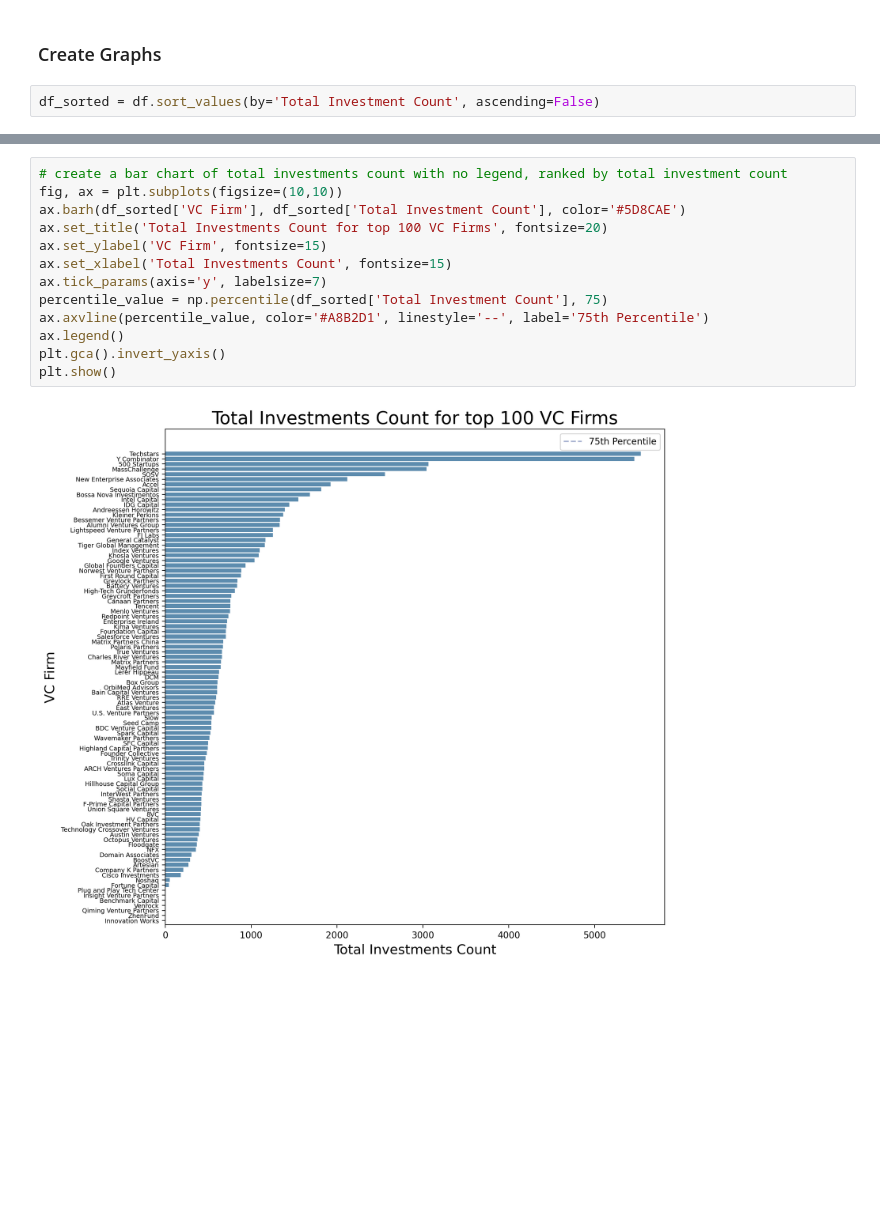
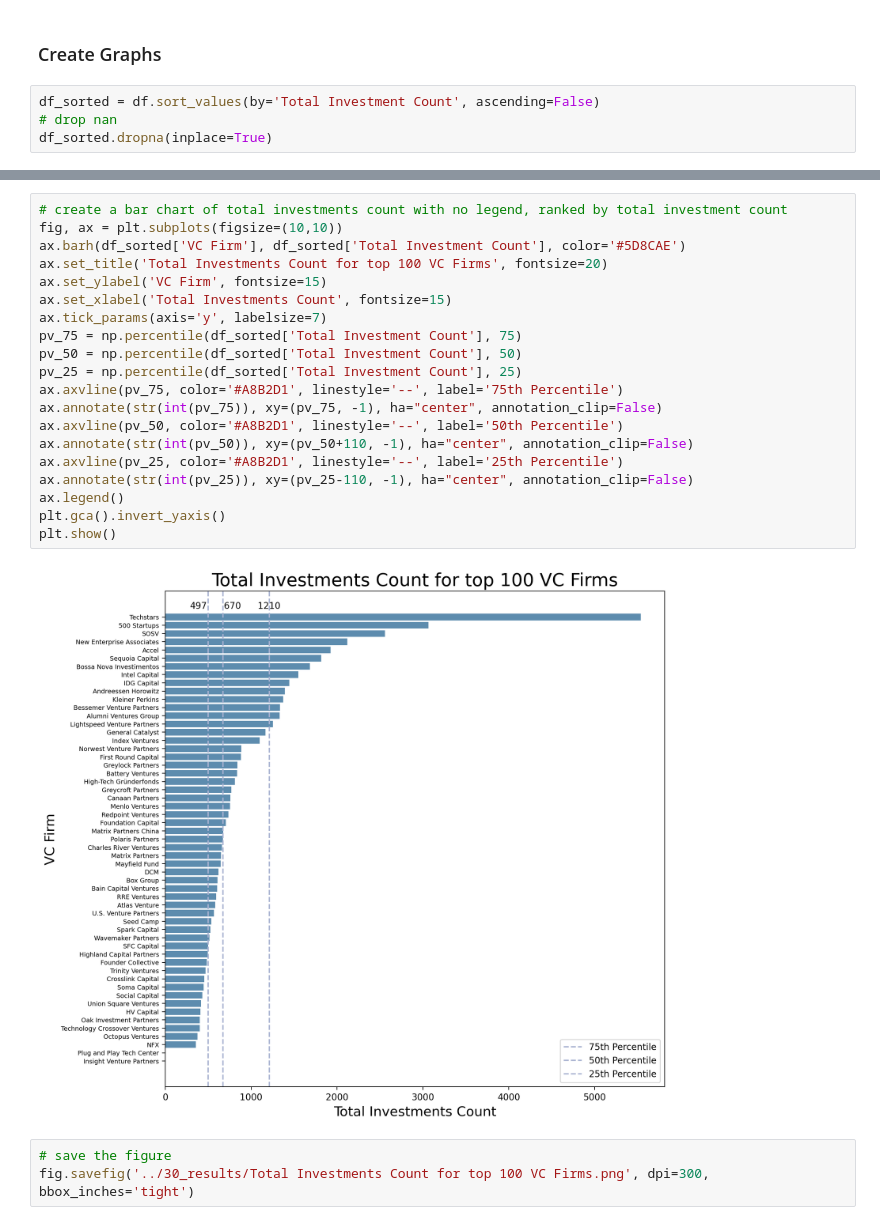
Before and after one commit to Yer1k/Diverse_Led_Funds, a Jupyter notebook: 10_code/Graphs.ipynb, the cells around one changed output, grey strips where cells are left out. Cells and saved outputs as stored; diff of their text form; blank space fills up the shorter version.

Commit message:
hbar chart added

```diff
--- a/10_code/Graphs.ipynb
+++ b/10_code/Graphs.ipynb
@@ -24,6 +24,8 @@ df.sample(5)
 ### Create Graphs
 # %%
 df_sorted = df.sort_values(by='Total Investment Count', ascending=False)
+# drop nan
+df_sorted.dropna(inplace=True)
 # %%
 df_sorted.head(5)
 # %% [output]
@@ -36,15 +38,25 @@ df_sorted.head(5)
 # %%
 # create a bar chart of total investments count with no legend, ranked by total investment count
 fig, ax = plt.subplots(figsize=(10,10))
 ax.barh(df_sorted['VC Firm'], df_sorted['Total Investment Count'], color='#5D8CAE')
 ax.set_title('Total Investments Count for top 100 VC Firms', fontsize=20)
 ax.set_ylabel('VC Firm', fontsize=15)
 ax.set_xlabel('Total Investments Count', fontsize=15)
 ax.tick_params(axis='y', labelsize=7)
-percentile_value = np.percentile(df_sorted['Total Investment Count'], 75)
-ax.axvline(percentile_value, color='#A8B2D1', linestyle='--', label='75th Percentile')
+pv_75 = np.percentile(df_sorted['Total Investment Count'], 75)
+pv_50 = np.percentile(df_sorted['Total Investment Count'], 50)
+pv_25 = np.percentile(df_sorted['Total Investment Count'], 25)
+ax.axvline(pv_75, color='#A8B2D1', linestyle='--', label='75th Percentile')
+ax.annotate(str(int(pv_75)), xy=(pv_75, -1), ha="center", annotation_clip=False)
+ax.axvline(pv_50, color='#A8B2D1', linestyle='--', label='50th Percentile')
+ax.annotate(str(int(pv_50)), xy=(pv_50+110, -1), ha="center", annotation_clip=False)
+ax.axvline(pv_25, color='#A8B2D1', linestyle='--', label='25th Percentile')
+ax.annotate(str(int(pv_25)), xy=(pv_25-110, -1), ha="center", annotation_clip=False)
 ax.legend()
 plt.gca().invert_yaxis()
 plt.show()
 # %% [output]
-[figure, old version]
+[figure, new version]
+# %%
+# save the figure
+fig.savefig('../30_results/Total Investments Count for top 100 VC Firms.png', dpi=300, bbox_inches='tight')
```
Also changed, not shown: parts of 1 cell of this notebook, 1 other file.
